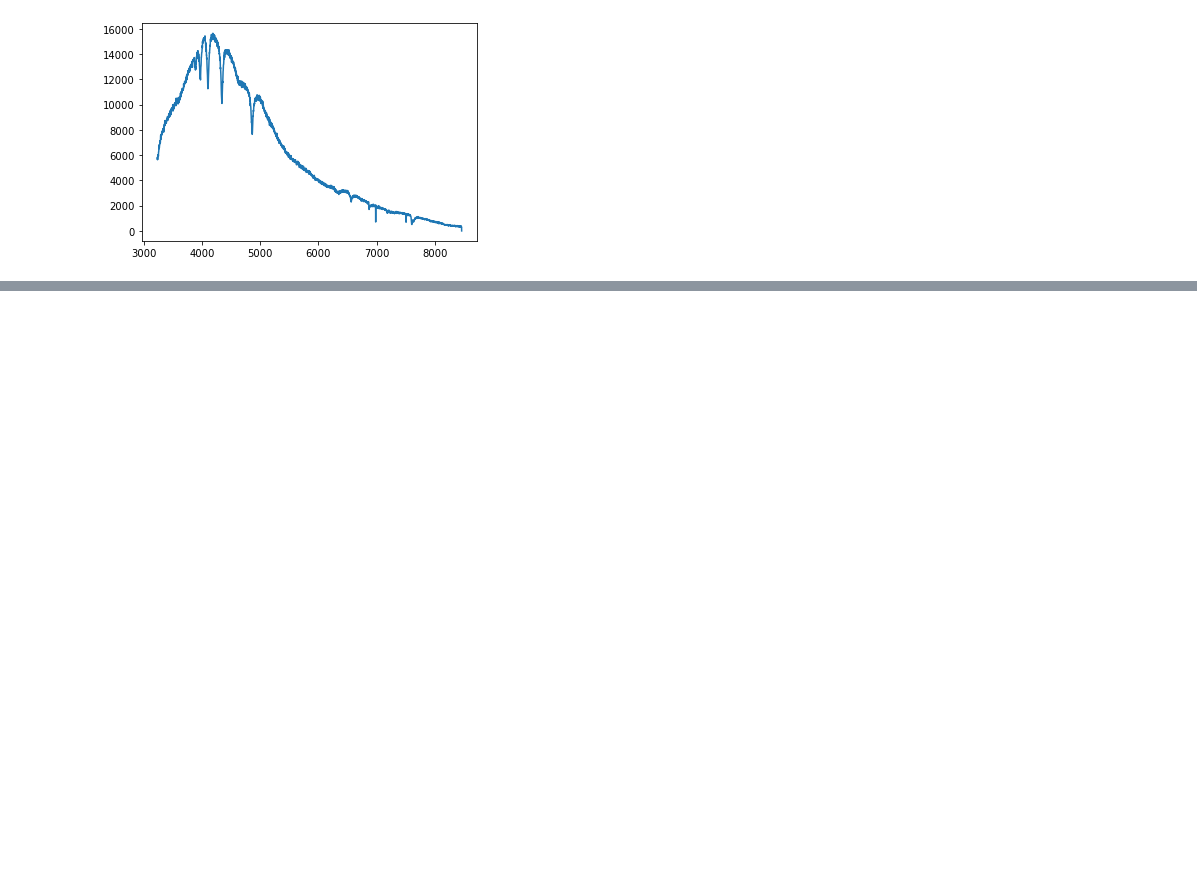
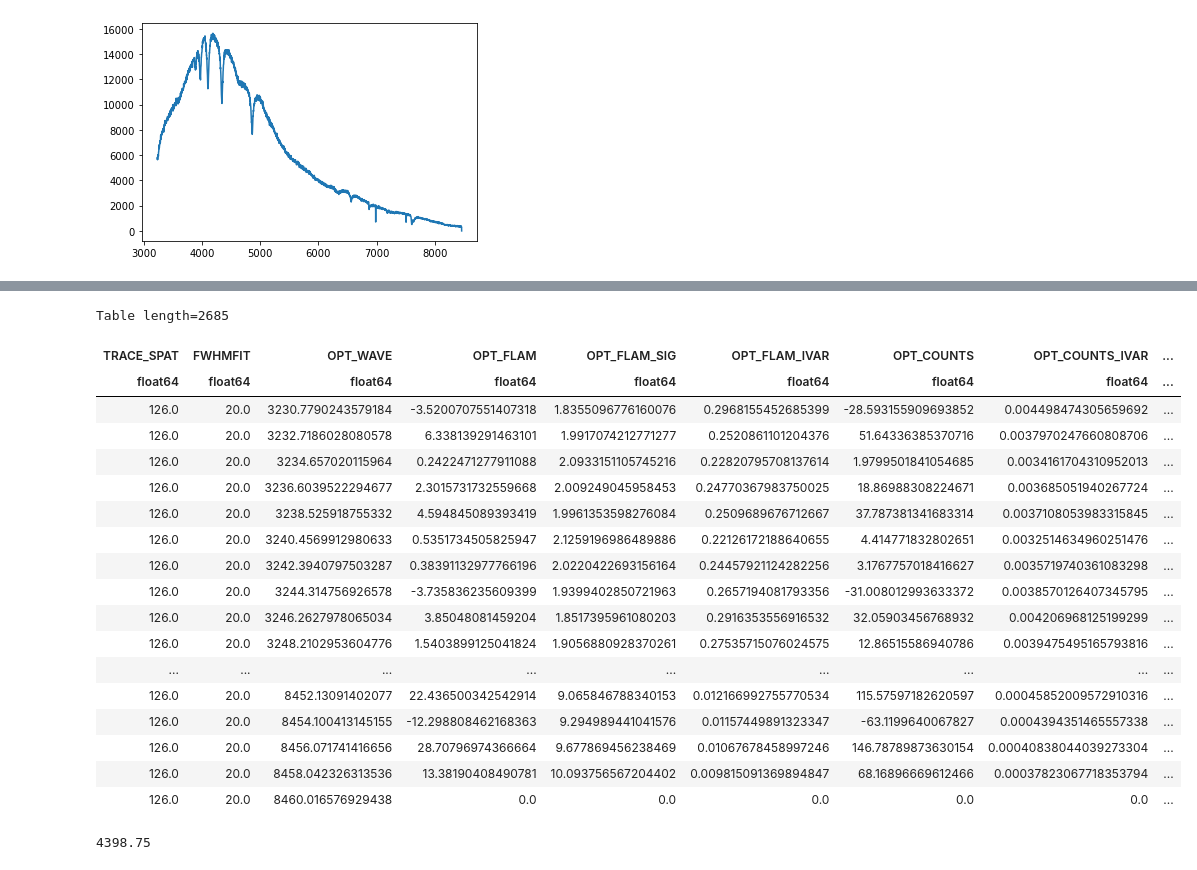
Before and after one commit to MMTObservatory/mmto_sky_brightness, a Jupyter notebook: 20191005/pypeit/analysis.ipynb, the cells around one changed output, grey strips where cells are left out. Cells and saved outputs as stored; diff of their text form; code cells hidden in the pictures; blank space fills up the shorter version.

```diff
--- a/20191005/pypeit/analysis.ipynb
+++ b/20191005/pypeit/analysis.ipynb
@@ -59,0 +75,26 @@ plt.show()
+# %%
+low
+# %% [output]
+Table length=2685
+| TRACE_SPAT | FWHMFIT | OPT_WAVE | OPT_FLAM | OPT_FLAM_SIG | OPT_FLAM_IVAR | OPT_COUNTS | OPT_COUNTS_IVAR | ... |
+| float64 | float64 | float64 | float64 | float64 | float64 | float64 | float64 | ... |
+| 126.0 | 20.0 | 3230.7790243579184 | -3.5200707551407318 | 1.8355096776160076 | 0.2968155452685399 | -28.593155909693852 | 0.004498474305659692 | ... |
+| 126.0 | 20.0 | 3232.7186028080578 | 6.338139291463101 | 1.9917074212771277 | 0.2520861101204376 | 51.64336385370716 | 0.0037970247660808706 | ... |
+| 126.0 | 20.0 | 3234.657020115964 | 0.2422471277911088 | 2.0933151105745216 | 0.22820795708137614 | 1.9799501841054685 | 0.0034161704310952013 | ... |
+| 126.0 | 20.0 | 3236.6039522294677 | 2.3015731732559668 | 2.009249045958453 | 0.24770367983750025 | 18.86988308224671 | 0.003685051940267724 | ... |
+| 126.0 | 20.0 | 3238.525918755332 | 4.594845089393419 | 1.9961353598276084 | 0.2509689676712667 | 37.787381341683314 | 0.0037108053983315845 | ... |
+| 126.0 | 20.0 | 3240.4569912980633 | 0.5351734505825947 | 2.1259196986489886 | 0.22126172188640655 | 4.414771832802651 | 0.0032514634960251476 | ... |
+| 126.0 | 20.0 | 3242.3940797503287 | 0.38391132977766196 | 2.0220422693156164 | 0.24457921124282256 | 3.1767757018416627 | 0.0035719740361083298 | ... |
+| 126.0 | 20.0 | 3244.314756926578 | -3.735836235609399 | 1.9399402850721963 | 0.2657194081793356 | -31.008012993633372 | 0.0038570126407345795 | ... |
+| 126.0 | 20.0 | 3246.2627978065034 | 3.85048081459204 | 1.8517395961080203 | 0.2916353556916532 | 32.05903456768932 | 0.004206968125199299 | ... |
+| 126.0 | 20.0 | 3248.2102953604776 | 1.5403899125041824 | 1.9056880928370261 | 0.27535715076024575 | 12.86515586940786 | 0.0039475495165793816 | ... |
+| ... | ... | ... | ... | ... | ... | ... | ... | ... |
+| 126.0 | 20.0 | 8452.13091402077 | 22.436500342542914 | 9.065846788340153 | 0.012166992755770534 | 115.57597182620597 | 0.00045852009572910316 | ... |
+| 126.0 | 20.0 | 8454.100413145155 | -12.298808462168363 | 9.294989441041576 | 0.01157449891323347 | -63.1199640067827 | 0.0004394351465557338 | ... |
+| 126.0 | 20.0 | 8456.071741416656 | 28.70796974366664 | 9.677869456238469 | 0.01067678458997246 | 146.78789873630154 | 0.00040838044039273304 | ... |
+| 126.0 | 20.0 | 8458.042326313536 | 13.38190408490781 | 10.093756567204402 | 0.009815091369894847 | 68.16896669612466 | 0.00037823067718353794 | ... |
+| 126.0 | 20.0 | 8460.016576929438 | 0.0 | 0.0 | 0.0 | 0.0 | 0.0 | ... |
+# %%
+50 * 1.725 * 5 * 10.2
+# %% [output]
+4398.75
```
Also changed, not shown: parts of 7 cells of this notebook.
